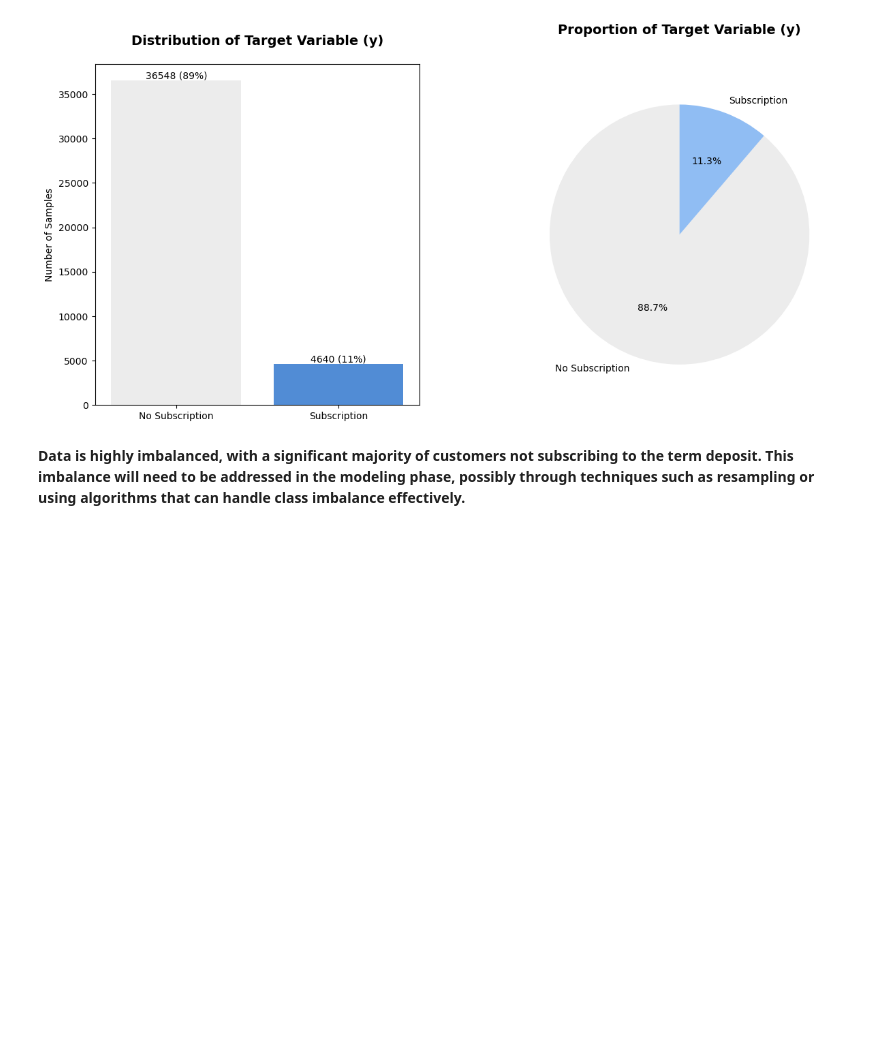
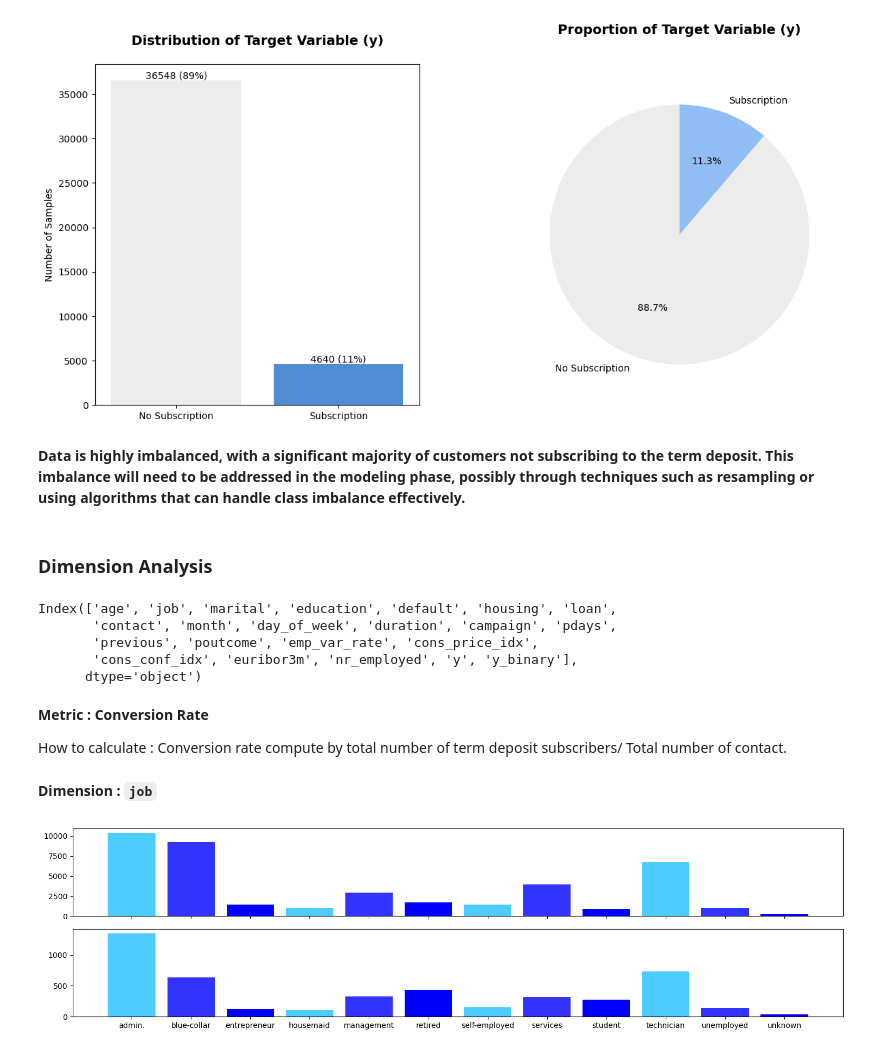
Before and after one commit to annugit1655/Bank-TeleMarketing, a Jupyter notebook: notebooks/bank-client-eda-term-deposit.ipynb, the cells around one changed output. Drawn from its saved outputs; the diff is of its cells as text; code cells hidden in the pictures; blank space fills up the shorter version.

```diff
--- a/notebooks/bank-client-eda-term-deposit.ipynb
+++ b/notebooks/bank-client-eda-term-deposit.ipynb
@@ -164,3 +164,36 @@ plt.show()
 # %%
 # Make y binary in next step:
 tele_df['y_binary'] = tele_df['y'].map({'yes': 1, 'no':0})
+# %% [markdown]
+### **Dimension Analysis**
+# %%
+tele_df.columns
+# %% [output]
+Index(['age', 'job', 'marital', 'education', 'default', 'housing', 'loan',
+       'contact', 'month', 'day_of_week', 'duration', 'campaign', 'pdays',
+       'previous', 'poutcome', 'emp_var_rate', 'cons_price_idx',
+       'cons_conf_idx', 'euribor3m', 'nr_employed', 'y', 'y_binary'],
+      dtype='object')
+# %%
+## dimensions to be focus for eda
+cols = ['age', 'job', 'marital', 'education', 'default', 'housing', 'loan', 'y', 'y_binary']
+client_df = tele_df[cols]
+# %% [markdown]
+**Metric : Conversion Rate**
+
+How to calculate : Conversion rate compute by total number of term deposit subscribers/ Total number of contact.
+# %% [markdown]
+**Dimension : `job`**
+# %%
+count_df = client_df.groupby(['job'])['y'].value_counts().unstack().assign(total=lambda x: x.sum(axis='columns'))
+count_df
+fig, ax = plt.subplots(2, 1, figsize=(15, 4), sharex=True)
+color = [(0.3, 0.8, 1), (0.2, 0.2, 1), '#0000ff']
+x_pos = range(len(count_df.index))
+ax[0].bar(x_pos, count_df['total'], color =color)
+
+ax[1].bar(x_pos, count_df['yes'], color=color)
+ax[1].set_xticks(ticks=x_pos, labels=count_df.index)
+plt.tight_layout();
+# %% [output]
+[figure, added]
```
Also changed, not shown: parts of 4 cells of this notebook, 1 other file.
